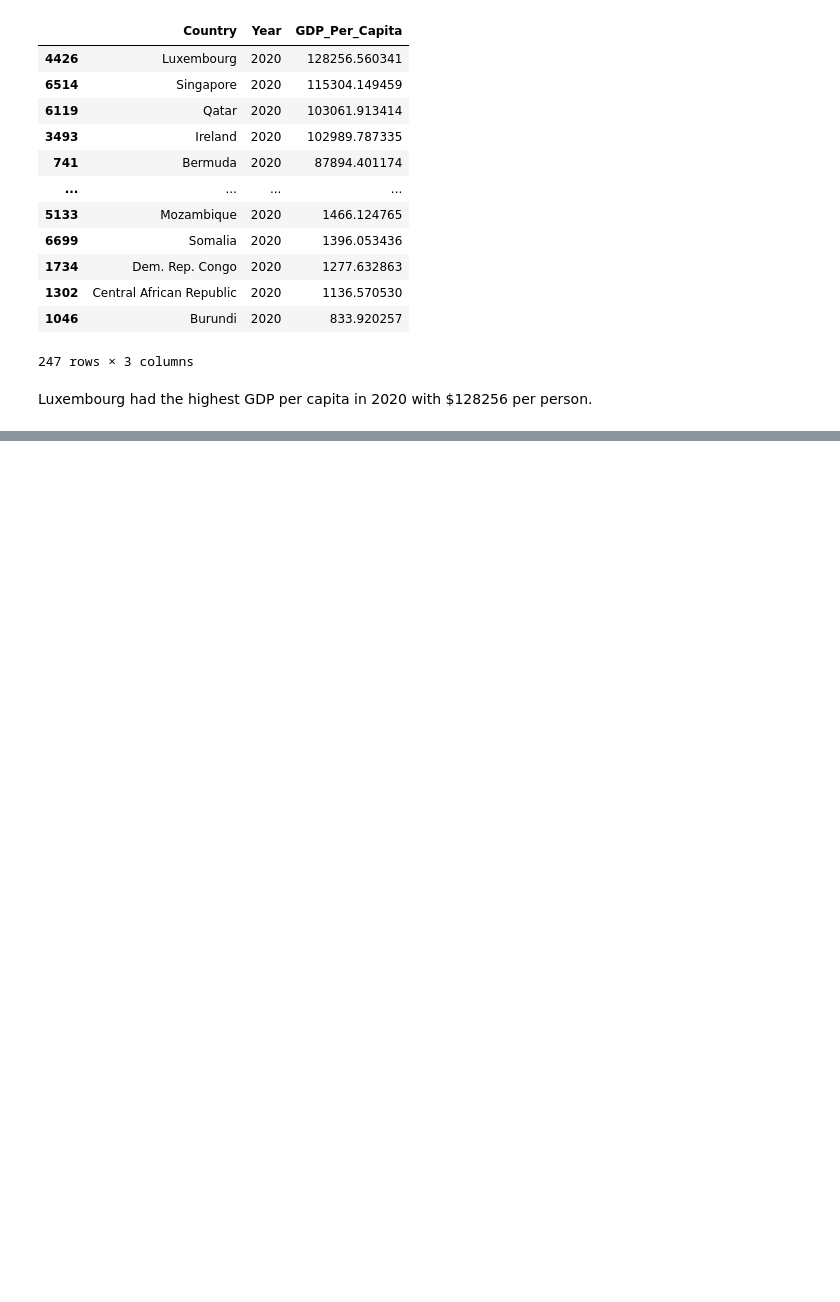
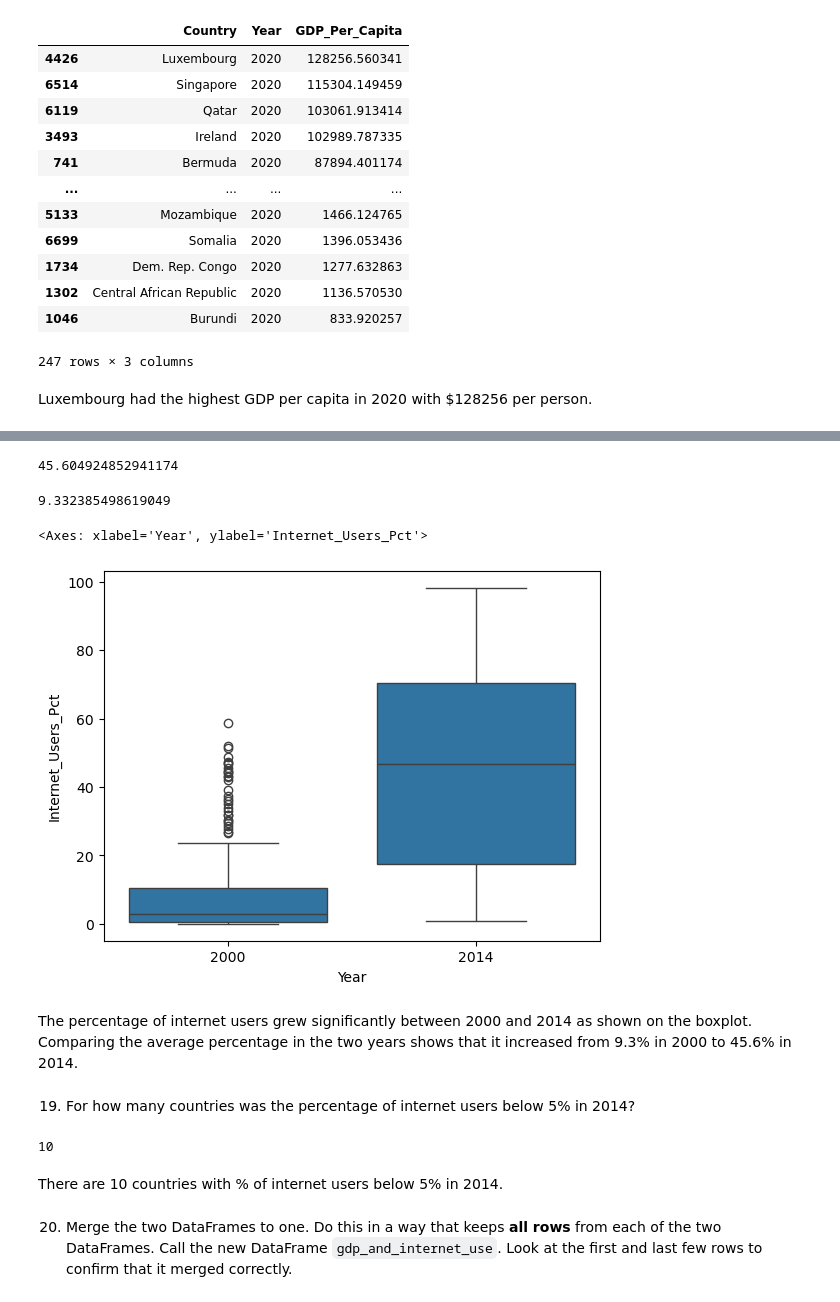
Before and after one commit to NSS-Data-Analytics-Cohort-14/gdp-and-internet-usage-KarenBoles, a Jupyter notebook: notebooks/gdp_and_internet_usage.ipynb, the cells around one changed output, grey strips where cells are left out. Drawn from its saved outputs; the diff is of its cells as text; code cells hidden in the pictures; blank space fills up the shorter version.

```diff
--- a/notebooks/gdp_and_internet_usage.ipynb
+++ b/notebooks/gdp_and_internet_usage.ipynb
@@ -200,0 +234,2 @@ sns.lineplot(x=gdp_decades['Year'],y=gdp_decades['GDP_Per_Capita'])
+# %%
+internet_df = pd.read_csv('../data/internet_use.csv',nrows=6083)
@@ -200,0 +260,3 @@ sns.lineplot(x=gdp_decades['Year'],y=gdp_decades['GDP_Per_Capita'])
+# %%
+del internet_df['Value Footnotes']
+internet_df_clean=internet_df.rename(columns={'Country or Area':'Country','Year':'Year','Value':'Internet_Users_Pct'})
@@ -200,0 +283,2 @@ sns.lineplot(x=gdp_decades['Year'],y=gdp_decades['GDP_Per_Capita'])
+# %%
+internet_df_clean['Year']=internet_df_clean['Year'].astype(int)
@@ -200,0 +334,4 @@ sns.lineplot(x=gdp_decades['Year'],y=gdp_decades['GDP_Per_Capita'])
+# %%
+two_yrs=[2000,2014]
+internet_two_yrs=internet_df_clean[internet_df_clean['Year'].isin(two_yrs)]
+internet_two_yrs.head()
@@ -200,0 +345,29 @@ sns.lineplot(x=gdp_decades['Year'],y=gdp_decades['GDP_Per_Capita'])
+# %%
+avg_2014=internet_two_yrs[internet_two_yrs['Year']==2014]['Internet_Users_Pct'].mean()
+print(avg_2014)
+# %% [output]
+45.604924852941174
+# %%
+avg_2000=internet_two_yrs[internet_two_yrs['Year']==2000]['Internet_Users_Pct'].mean()
+print(avg_2000)
+# %% [output]
+9.332385498619049
+# %%
+sns.boxplot(x=internet_two_yrs['Year'],y=internet_two_yrs['Internet_Users_Pct'])
+# %% [output]
+<Axes: xlabel='Year', ylabel='Internet_Users_Pct'>
+[figure, added]
+# %% [markdown]
+The percentage of internet users grew significantly between 2000 and 2014 as shown on the boxplot.  Comparing the average percentage in the two years shows that it increased from 9.3% in 2000 to 45.6% in 2014.
+# %% [markdown]
+
+19. For how many countries was the percentage of internet users below 5% in 2014?
+# %%
+count_below_5pct_2014=len(internet_two_yrs[(internet_two_yrs['Year']==2014) &(internet_two_yrs['Internet_Users_Pct']<5.0)]['Country'])
+print(count_below_5pct_2014)
+# %% [output]
+10
+# %% [markdown]
+There are 10 countries with % of internet users below 5% in 2014.
+# %% [markdown]
+20. Merge the two DataFrames to one. Do this in a way that keeps **all rows** from each of the two DataFrames. Call the new DataFrame `gdp_and_internet_use`. Look at the first and last few rows to confirm that it merged correctly.
```
Also changed, not shown: parts of 26 cells of this notebook.
